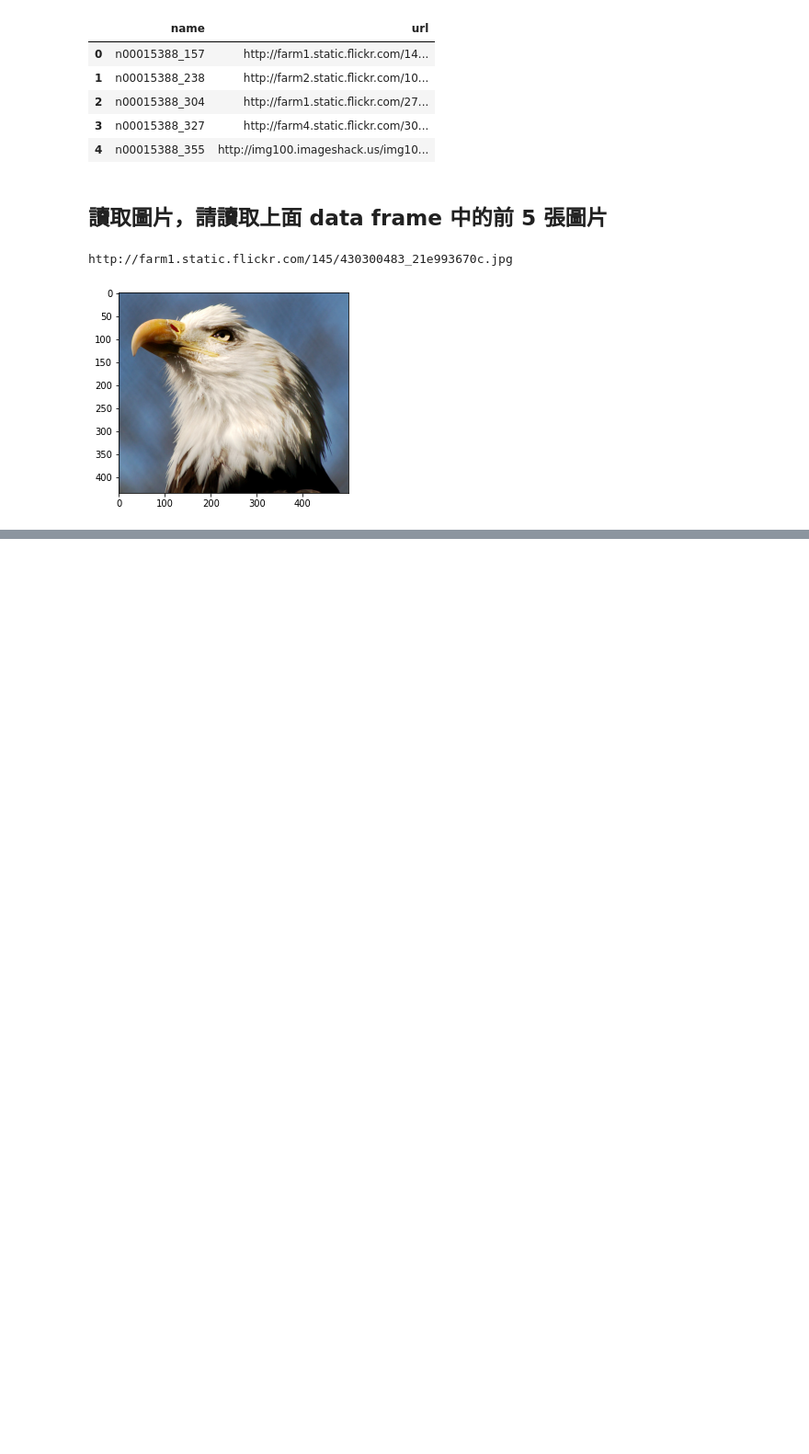
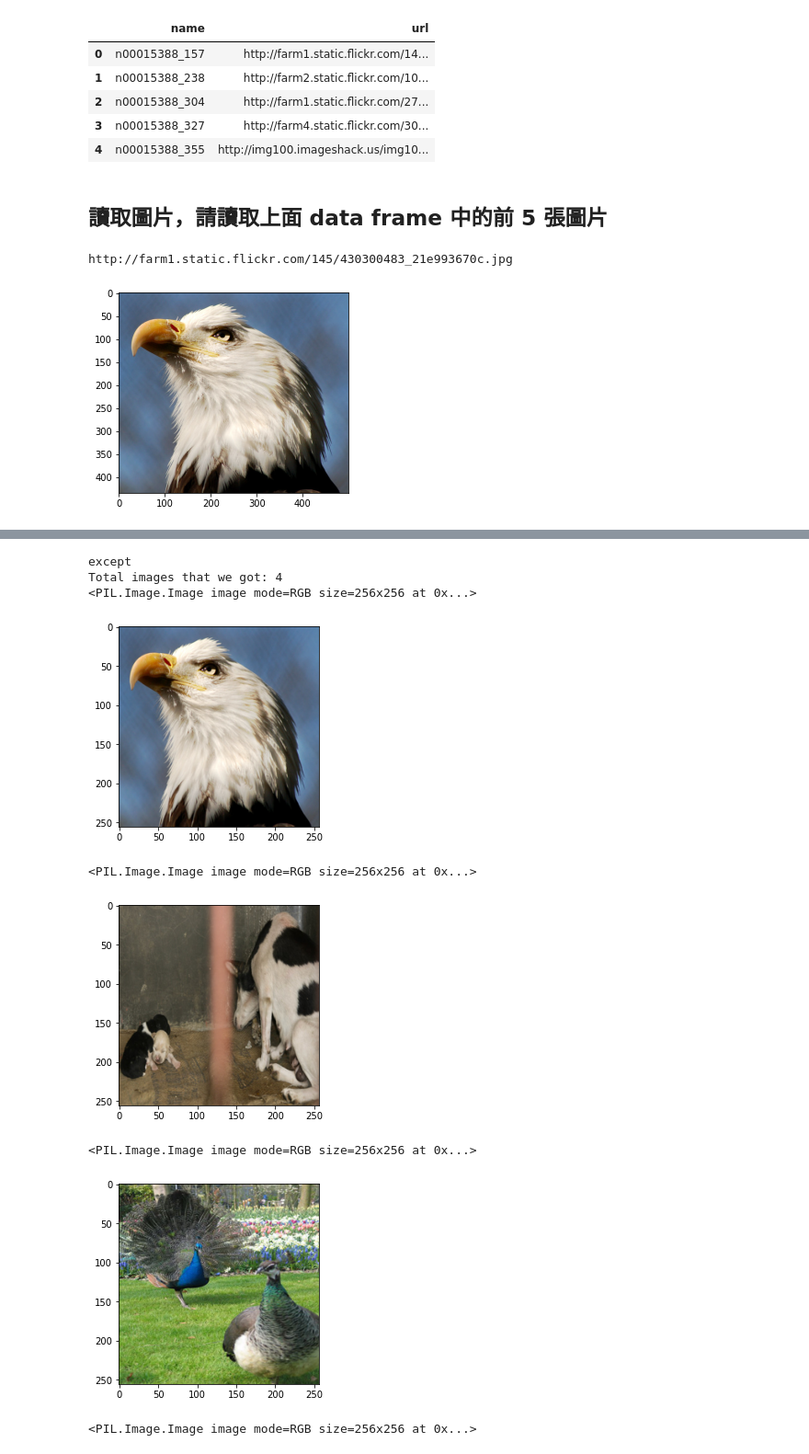
Before and after one commit to teaman424/research_ai, a Jupyter notebook: Day_005-2_HW.ipynb, the cells around one changed output, grey strips where cells are left out. Shown at 92% size. Saved outputs shown, nothing was run; the diff lists cells and outputs as text; code cells hidden in the pictures; blank space fills up the shorter version.

```diff
--- a/Day_005-2_HW.ipynb
+++ b/Day_005-2_HW.ipynb
@@ -108,6 +101,8 @@ def img2arr_fromURLs(url_list, resize = False):
         try:
             response = requests.get(url)
             img = Image.open(BytesIO(response.content))
+            if resize:
+                img = img.resize((256,256))
             img_list.append(img)
         except:
             print("except")
@@ -115,7 +110,7 @@ def img2arr_fromURLs(url_list, resize = False):
 
     return img_list
 # %%
-result = img2arr_fromURLs(df.iloc[0:10,1])
+result = img2arr_fromURLs(df.iloc[0:5,1])
 print("Total images that we got: %i " % len(result)) # 如果不等於 5, 代表有些連結失效囉
 
 for im_get in result:
@@ -141,0 +131,18 @@ Total images that we got: 5
+# %%
+result = img2arr_fromURLs(df.iloc[0:5,1],True)
+print("Total images that we got: %i " % len(result)) # 如果不等於 5, 代表有些連結失效囉
+
+for im_get in result:
+    print(im_get)
+    plt.imshow(im_get)
+    plt.show()
+# %% [output]
+except
+Total images that we got: 4
+<PIL.Image.Image image mode=RGB size=256x256 at 0x...>
+[figure, added]
+<PIL.Image.Image image mode=RGB size=256x256 at 0x...>
+[figure, added]
+<PIL.Image.Image image mode=RGB size=256x256 at 0x...>
+[figure, added]
+<PIL.Image.Image image mode=RGB size=256x256 at 0x...>
```
Also changed, not shown: parts of 3 cells of this notebook.
